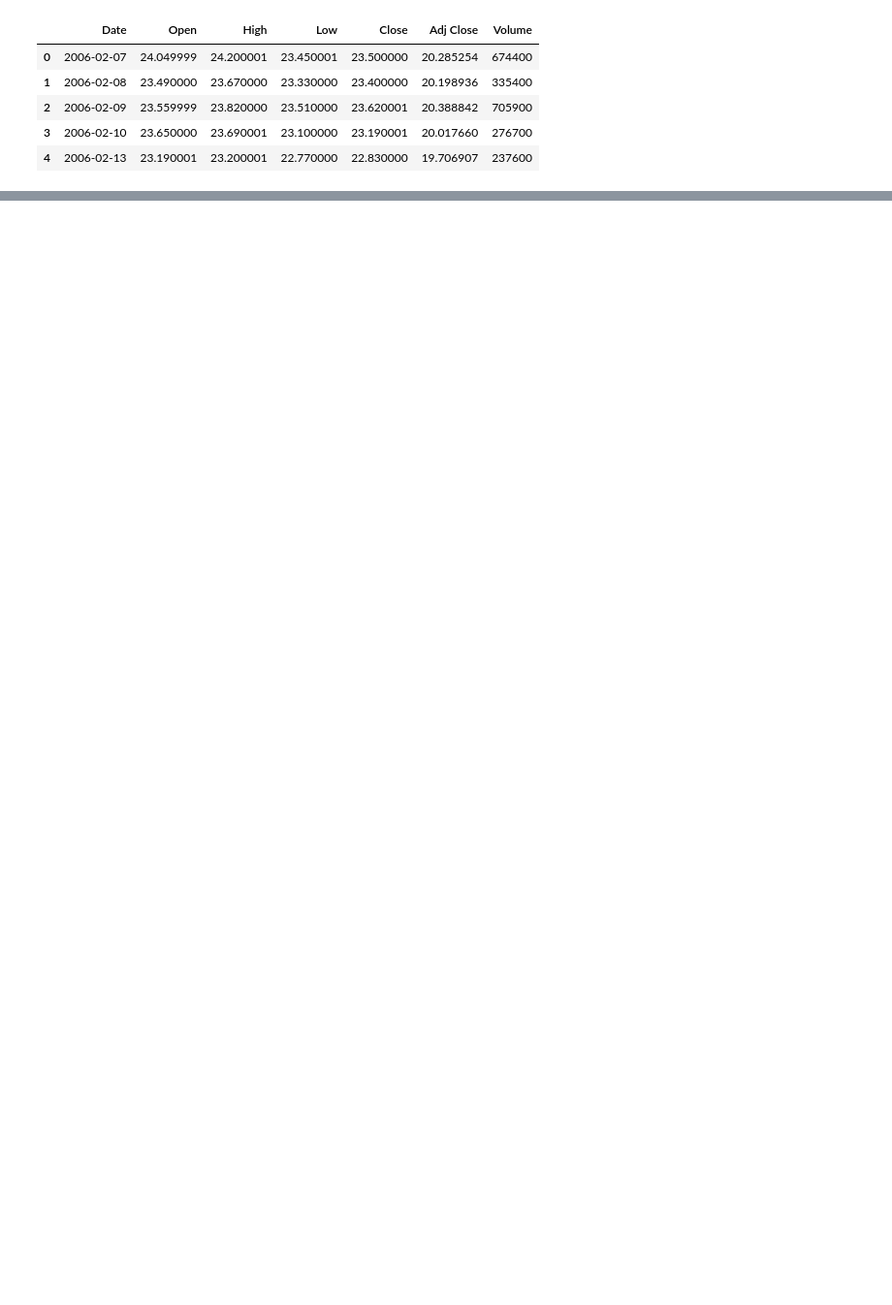
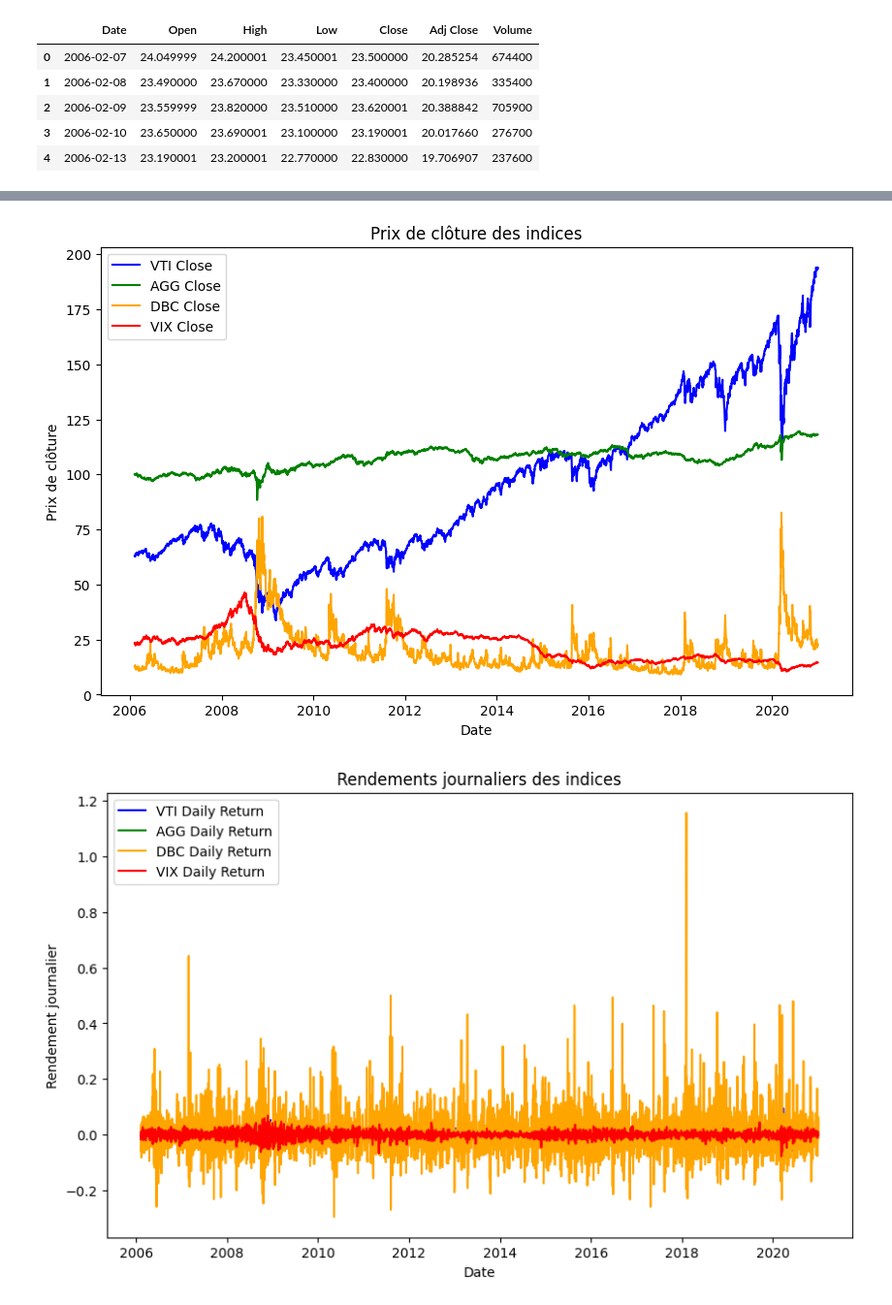
Before and after one commit to Arij-Chafter/Deep-Learning-for-Portfolio-Optimization, a Jupyter notebook: test_portfolio_optimization.ipynb, the cells around one changed output, grey strips where cells are left out. Shown at 97% size. Saved outputs shown, nothing was run; the diff lists cells and outputs as text; code cells hidden in the pictures; blank space fills up the shorter version.

```diff
--- a/test_portfolio_optimization.ipynb
+++ b/test_portfolio_optimization.ipynb
@@ -49,0 +51,5 @@ VIX_DB.head()
+# %%
+VTI_DB['Date'] = pd.to_datetime(VTI_DB['Date'], format='%m/%d/%Y')
+VTI_DB['Date'] = VTI_DB['Date'].dt.strftime('%m-%d-%Y')
+
+VTI_DB.head()
@@ -49,0 +163,5 @@ VIX_DB.head()
+# %%
+#Data cleaning
+portfolio_df['Date'] = pd.to_datetime(portfolio_df['Date'])
+portfolio_df = portfolio_df.dropna()
+portfolio_df.head
@@ -49,0 +191,30 @@ VIX_DB.head()
+# %%
+
+# Tracer les prix de clôture
+plt.figure(figsize=(10, 6))
+plt.plot(portfolio_df['Date'], portfolio_df['VTI_Close'], label='VTI Close', color='blue')
+plt.plot(portfolio_df['Date'], portfolio_df['AGG_Close'], label='AGG Close', color='green')
+plt.plot(portfolio_df['Date'], portfolio_df['DBC_Close'], label='DBC Close', color='orange')
+plt.plot(portfolio_df['Date'], portfolio_df['VIX_Close'], label='VIX Close', color='red')
+
+plt.title('Prix de clôture des indices')
+plt.xlabel('Date')
+plt.ylabel('Prix de clôture')
+plt.legend()
+plt.show()
+
+# Tracer les rendements journaliers
+plt.figure(figsize=(10, 6))
+plt.plot(portfolio_df['Date'], portfolio_df['VTI_Daily_Return'], label='VTI Daily Return', color='blue')
+plt.plot(portfolio_df['Date'], portfolio_df['AGG_Daily_Return'], label='AGG Daily Return', color='green')
+plt.plot(portfolio_df['Date'], portfolio_df['DBC_Daily_Return'], label='DBC Daily Return', color='orange')
+plt.plot(portfolio_df['Date'], portfolio_df['VIX_Daily_Return'], label='VIX Daily Return', color='red')
+
+plt.title('Rendements journaliers des indices')
+plt.xlabel('Date')
+plt.ylabel('Rendement journalier')
+plt.legend()
+plt.show()
+# %% [output]
+[figure, added]
+[figure, added]
```
Also changed, not shown: parts of 43 cells of this notebook.
